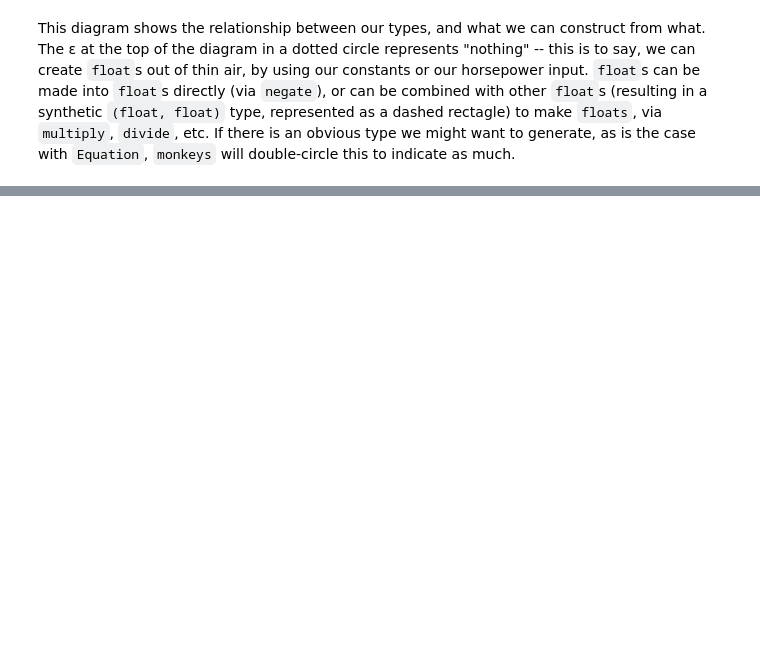
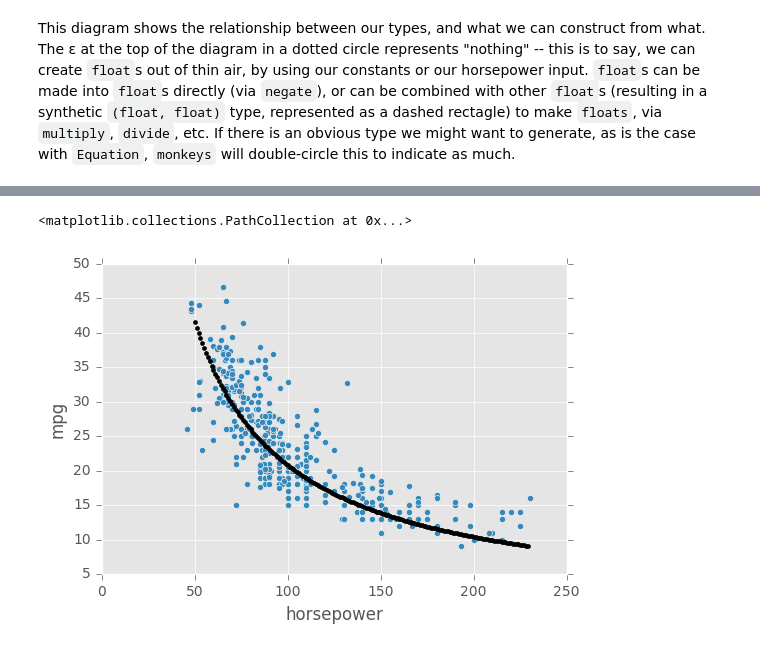
Before and after one commit to hchasestevens/monkeys, a Jupyter notebook: examples/notebooks/Getting started with monkeys.ipynb, the cells around one changed output, grey strips where cells are left out. Cells and saved outputs as stored; diff of their text form; code cells hidden in the pictures; blank space fills up the shorter version.

```diff
--- a/examples/notebooks/Getting started with monkeys.ipynb
+++ b/examples/notebooks/Getting started with monkeys.ipynb
@@ -103,0 +92,23 @@ df[df.horsepower.notnull()].sample(n=20)[['horsepower', 'mpg']]
+# %%
+from monkeys.search import minimize, require
+
+SAMPLE_SIZE = 200
+MAX_ERROR = sys.maxsize
+
+@require(horsepower)
+@params('Equation')
+@minimize
+def score(equation):
+    squared_error = 0.0
+
+    sample = df[df.horsepower.notnull()].sample(n=SAMPLE_SIZE)
+    for car in sample.T.to_dict().values():
+        result = equation(horsepower=car['horsepower'])
+        expected = car['mpg']
+        try:
+            squared_error += abs(result - expected) ** 2
+        except OverflowError:
+            return MAX_ERROR
+
+    mean_squared_error = squared_error / float(SAMPLE_SIZE)
+    return min(mean_squared_error, MAX_ERROR)
@@ -103,0 +119,4 @@ df[df.horsepower.notnull()].sample(n=20)[['horsepower', 'mpg']]
+# %%
+from monkeys.search import optimize
+
+best_equation = optimize(score)
@@ -103,0 +161,12 @@ df[df.horsepower.notnull()].sample(n=20)[['horsepower', 'mpg']]
+# %%
+df.plot.scatter(x='horsepower', y='mpg')
+
+predictions = [
+    (horsepower, round(best_equation(horsepower=horsepower), 2))
+    for horsepower in
+    xrange(50, 230)
+]
+matplotlib.pyplot.scatter(*zip(*predictions), color='black', s=8)
+# %% [output]
+<matplotlib.collections.PathCollection at 0x...>
+[figure, added]
```
Also changed, not shown: parts of 13 cells of this notebook.
